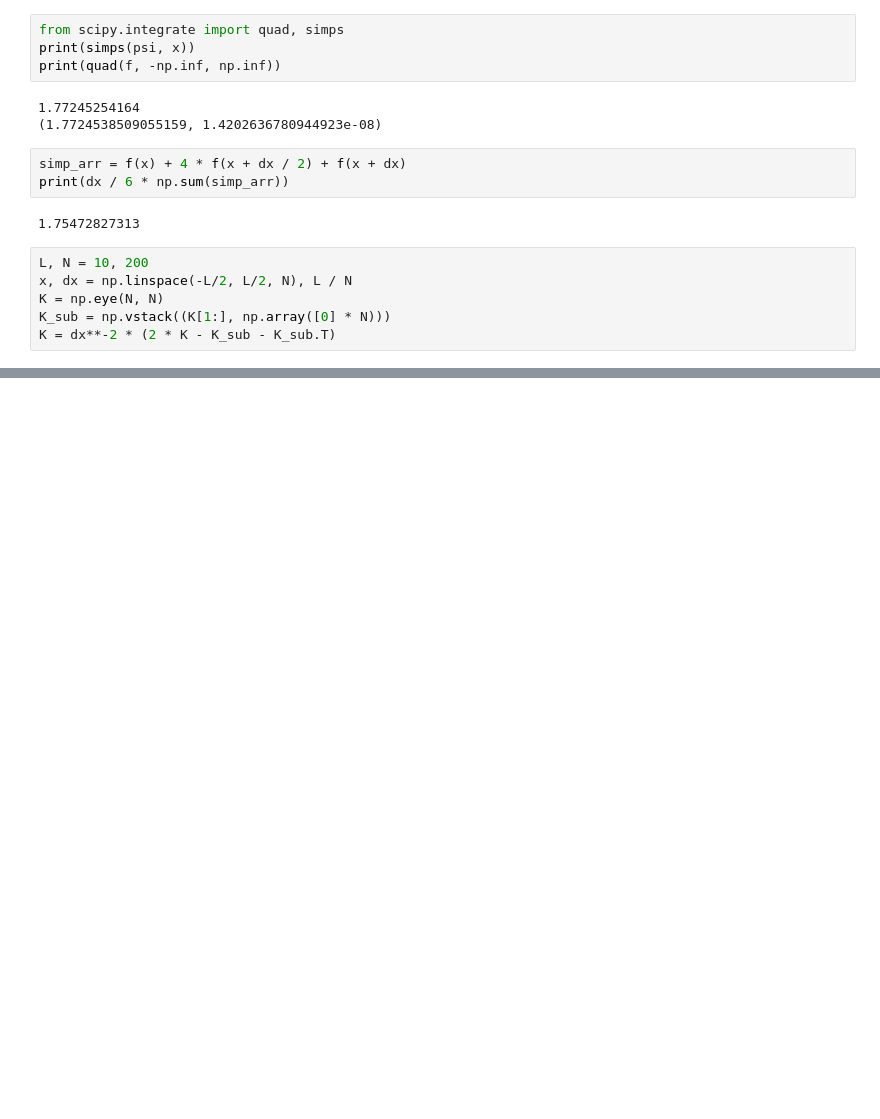
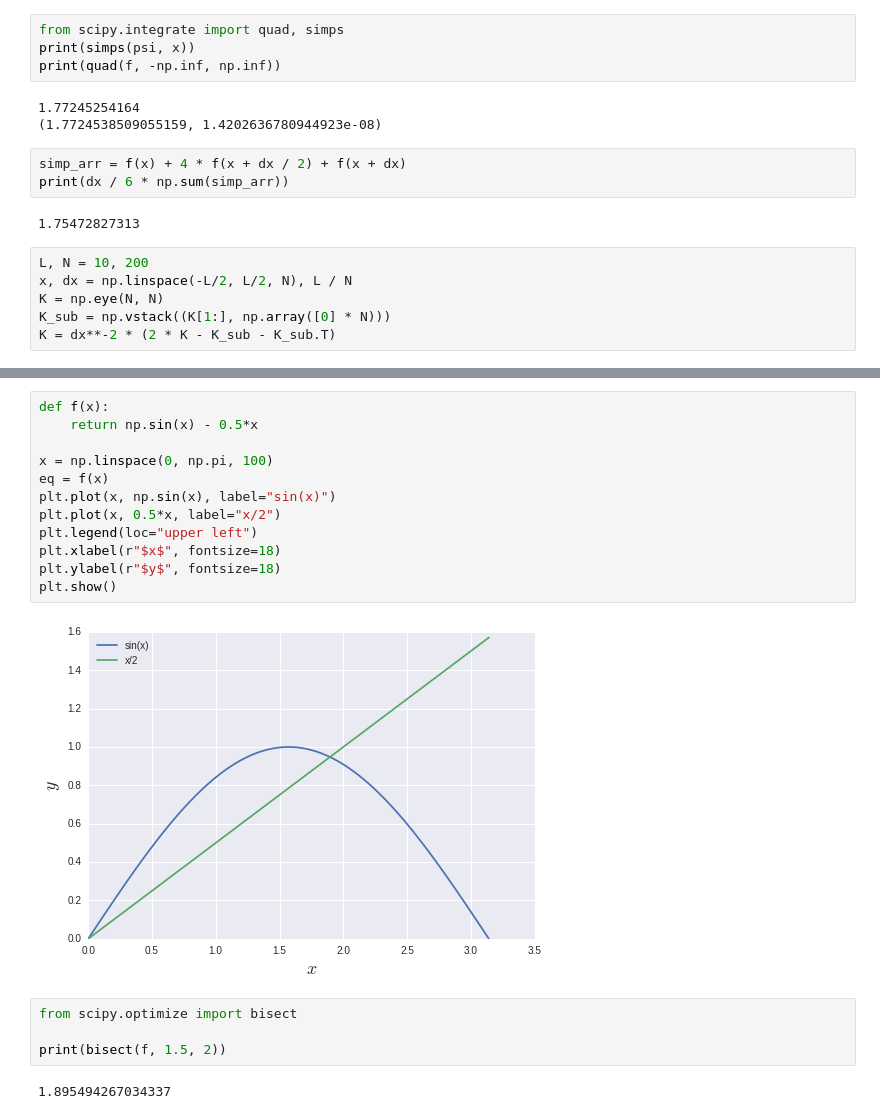
Before and after one commit to jabberwocky0139/QiitaArticles, a Jupyter notebook: numeric.ipynb, the cells around one changed output, grey strips where cells are left out. Saved outputs shown, nothing was run; the diff lists cells and outputs as text; blank space fills up the shorter version.

```diff
--- a/numeric.ipynb
+++ b/numeric.ipynb
@@ -131,0 +169,20 @@ plt.show()
+# %%
+def f(x):
+    return np.sin(x) - 0.5*x
+
+x = np.linspace(0, np.pi, 100)
+eq = f(x)
+plt.plot(x, np.sin(x), label="sin(x)")
+plt.plot(x, 0.5*x, label="x/2")
+plt.legend(loc="upper left")
+plt.xlabel(r"$x$", fontsize=18)
+plt.ylabel(r"$y$", fontsize=18)
+plt.show()
+# %% [output]
+[figure, added]
+# %%
+from scipy.optimize import bisect
+
+print(bisect(f, 1.5, 2))
+# %% [output]
+1.895494267034337
```
Also changed, not shown: parts of 7 cells of this notebook, 8 other files.
